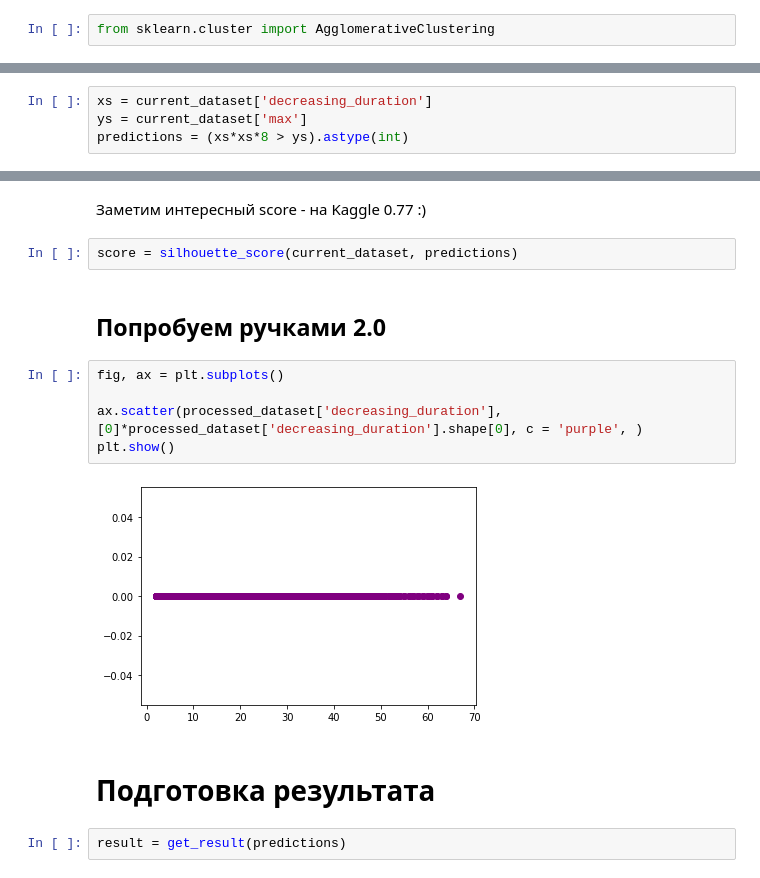
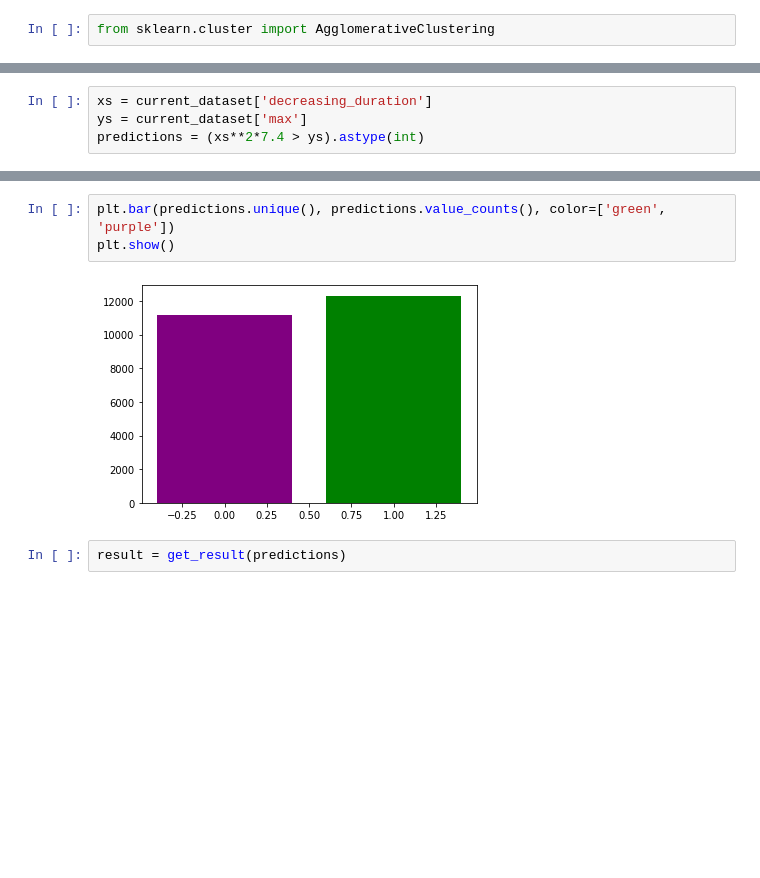
Before and after one commit to Kealfeyne/Samsung_Bootcamp_Classic_ML, a Jupyter notebook: final_clustering.ipynb, the cells around one changed output, grey strips where cells are left out. Cells and saved outputs as stored; diff of their text form; blank space fills up the shorter version.

```diff
--- a/final_clustering.ipynb
+++ b/final_clustering.ipynb
@@ -156,3 +195,7 @@ model_kmeans = KMeans(n_clusters=2, max_iter=5000, random_state=42)
+# %%
+xs = current_dataset['decreasing_duration']
+ys = current_dataset['max']
+predictions = (xs**2*7.4 > ys).astype(int)
 # %%
 score = silhouette_score(current_dataset, predictions)
 score
@@ -174,4 +203,0 @@ plt.show()
-# %%
-xs = current_dataset['decreasing_duration']
-ys = current_dataset['max']
-predictions = (xs*xs*8 > ys).astype(int)
@@ -184,18 +227,8 @@ plt.show()
-# %% [markdown]
-Заметим интересный score - на Kaggle 0.77 :)
-# %%
-score = silhouette_score(current_dataset, predictions)
-# %% [markdown]
-## Попробуем ручками 2.0
-# %%
-fig, ax = plt.subplots()
-
-ax.scatter(processed_dataset['decreasing_duration'], [0]*processed_dataset['decreasing_duration'].shape[0], c = 'purple', )
-plt.show()
-# %% [output]
-[figure, removed]
-# %% [markdown]
-# Подготовка результата
+# %%
+plt.bar(predictions.unique(), predictions.value_counts(), color=['green', 'purple'])
+plt.show()
+# %% [output]
+[figure, added]
 # %%
 result = get_result(predictions)
 # %% [output]
```
Also changed, not shown: parts of 29 cells of this notebook.
